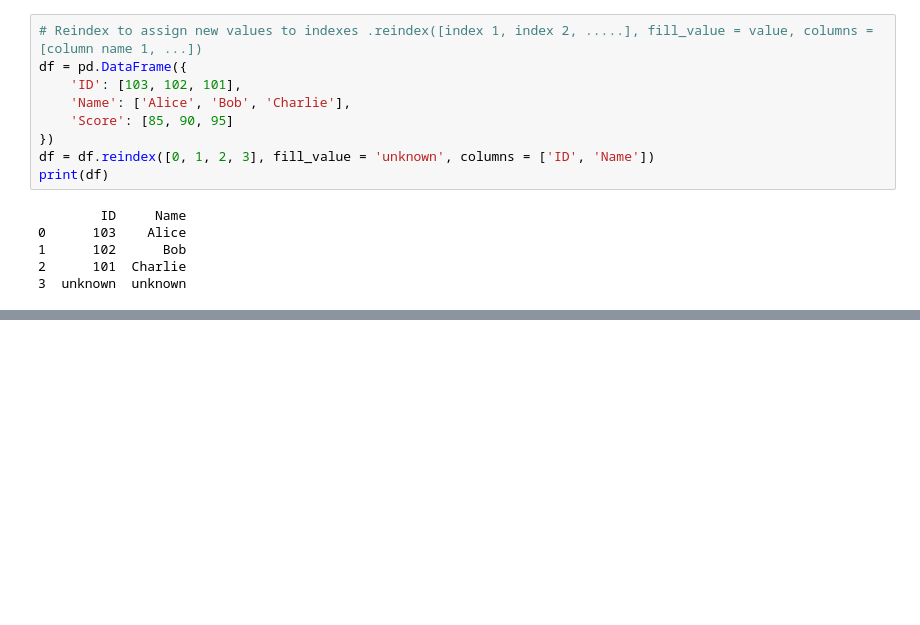
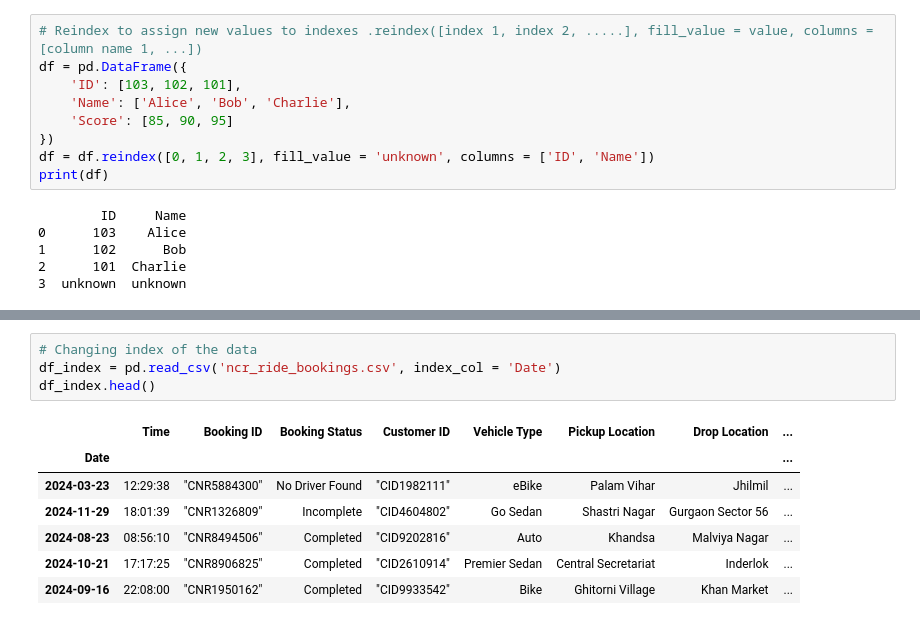
Before and after one commit to Votr2x/CODERS, a Jupyter notebook: Resources/Python/Pandas.ipynb, the cells around one changed output, grey strips where cells are left out. Cells and saved outputs as stored; diff of their text form; blank space fills up the shorter version.

```diff
--- a/Resources/Python/Pandas.ipynb
+++ b/Resources/Python/Pandas.ipynb
@@ -292,0 +387,12 @@ print(df)
+# %%
+# Changing index of the data
+df_index = pd.read_csv('ncr_ride_bookings.csv', index_col = 'Date')
+df_index.head()
+# %% [output]
+|  | Time | Booking ID | Booking Status | Customer ID | Vehicle Type | Pickup Location | Drop Location | ... |
+| Date |  |  |  |  |  |  |  | ... |
+| 2024-03-23 | 12:29:38 | "CNR5884300" | No Driver Found | "CID1982111" | eBike | Palam Vihar | Jhilmil | ... |
+| 2024-11-29 | 18:01:39 | "CNR1326809" | Incomplete | "CID4604802" | Go Sedan | Shastri Nagar | Gurgaon Sector 56 | ... |
+| 2024-08-23 | 08:56:10 | "CNR8494506" | Completed | "CID9202816" | Auto | Khandsa | Malviya Nagar | ... |
+| 2024-10-21 | 17:17:25 | "CNR8906825" | Completed | "CID2610914" | Premier Sedan | Central Secretariat | Inderlok | ... |
+| 2024-09-16 | 22:08:00 | "CNR1950162" | Completed | "CID9933542" | Bike | Ghitorni Village | Khan Market | ... |
```
Also changed, not shown: parts of 10 cells of this notebook.
